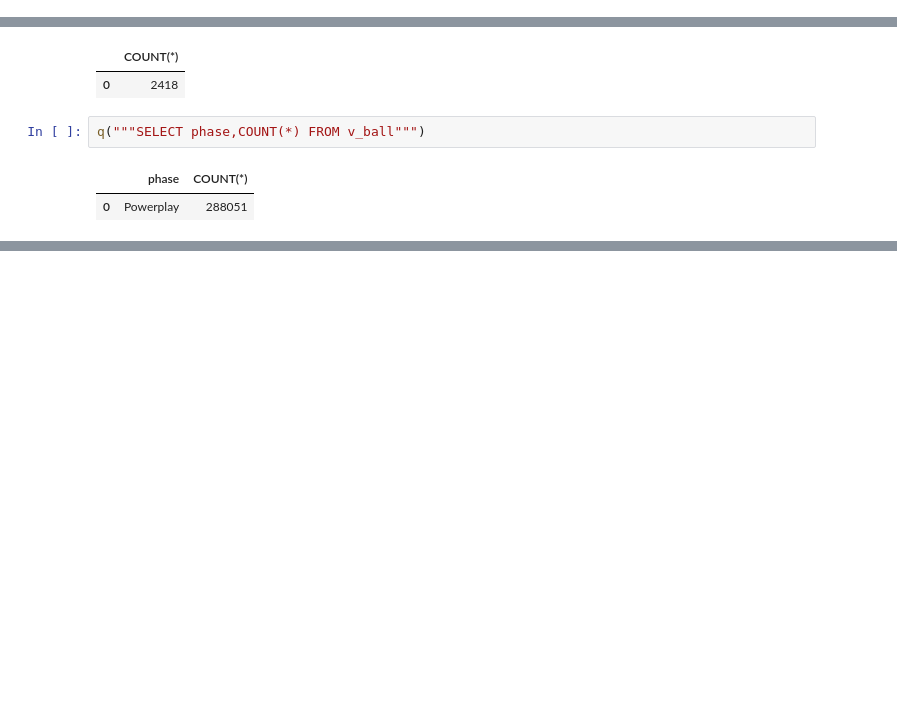
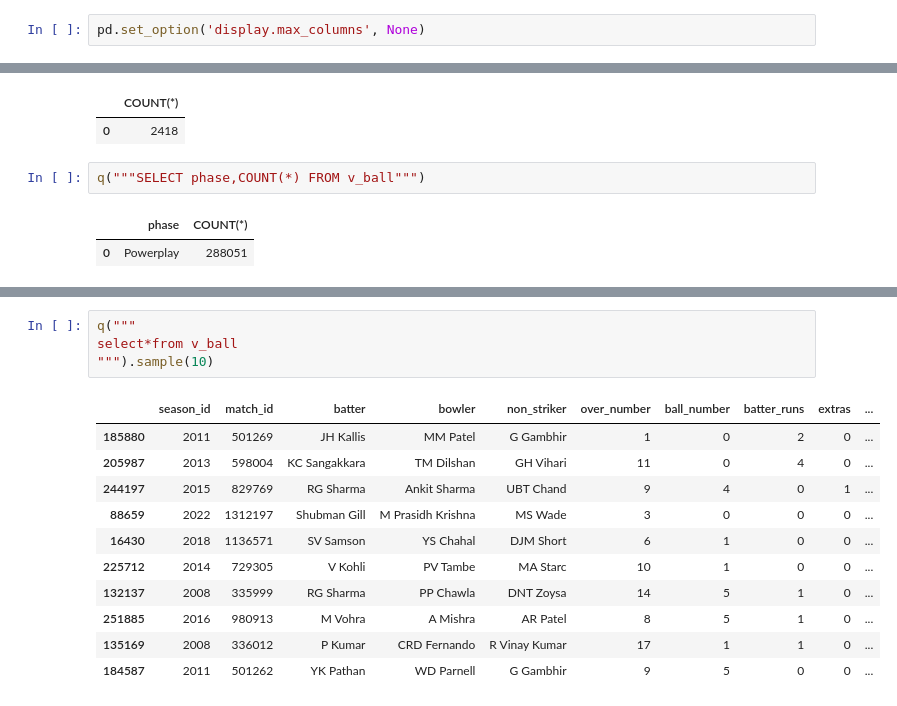
Before and after one commit to Muhammedishan-dot/Proj_3.1_IPL, a Jupyter notebook: notebook/data_analysis.ipynb, the cells around one changed output, grey strips where cells are left out. Cells and saved outputs as stored; diff of their text form; blank space fills up the shorter version.

```diff
--- a/notebook/data_analysis.ipynb
+++ b/notebook/data_analysis.ipynb
@@ -5,6 +5,8 @@ con=sqlite3.connect('../data/raw/ipl.db')
 
 def q(sql):
     return pd.read_sql(sql, con)
+# %%
+pd.set_option('display.max_columns', None)
 # %%
 def run_sql_file(path):
     with open(path, 'r') as f:
@@ -107,0 +1202,16 @@ q("""SELECT phase,COUNT(*) FROM v_ball""")
+# %%
+q("""
+select*from v_ball
+""").sample(10)
+# %% [output]
+|  | season_id | match_id | batter | bowler | non_striker | over_number | ball_number | batter_runs | extras | ... |
+| 185880 | 2011 | 501269 | JH Kallis | MM Patel | G Gambhir | 1 | 0 | 2 | 0 | ... |
+| 205987 | 2013 | 598004 | KC Sangakkara | TM Dilshan | GH Vihari | 11 | 0 | 4 | 0 | ... |
+| 244197 | 2015 | 829769 | RG Sharma | Ankit Sharma | UBT Chand | 9 | 4 | 0 | 1 | ... |
+| 88659 | 2022 | 1312197 | Shubman Gill | M Prasidh Krishna | MS Wade | 3 | 0 | 0 | 0 | ... |
+| 16430 | 2018 | 1136571 | SV Samson | YS Chahal | DJM Short | 6 | 1 | 0 | 0 | ... |
+| 225712 | 2014 | 729305 | V Kohli | PV Tambe | MA Starc | 10 | 1 | 0 | 0 | ... |
+| 132137 | 2008 | 335999 | RG Sharma | PP Chawla | DNT Zoysa | 14 | 5 | 1 | 0 | ... |
+| 251885 | 2016 | 980913 | M Vohra | A Mishra | AR Patel | 8 | 5 | 1 | 0 | ... |
+| 135169 | 2008 | 336012 | P Kumar | CRD Fernando | R Vinay Kumar | 17 | 1 | 1 | 0 | ... |
+| 184587 | 2011 | 501262 | YK Pathan | WD Parnell | G Gambhir | 9 | 5 | 0 | 0 | ... |
```
Also changed, not shown: parts of 49 cells of this notebook, 6 other files.
